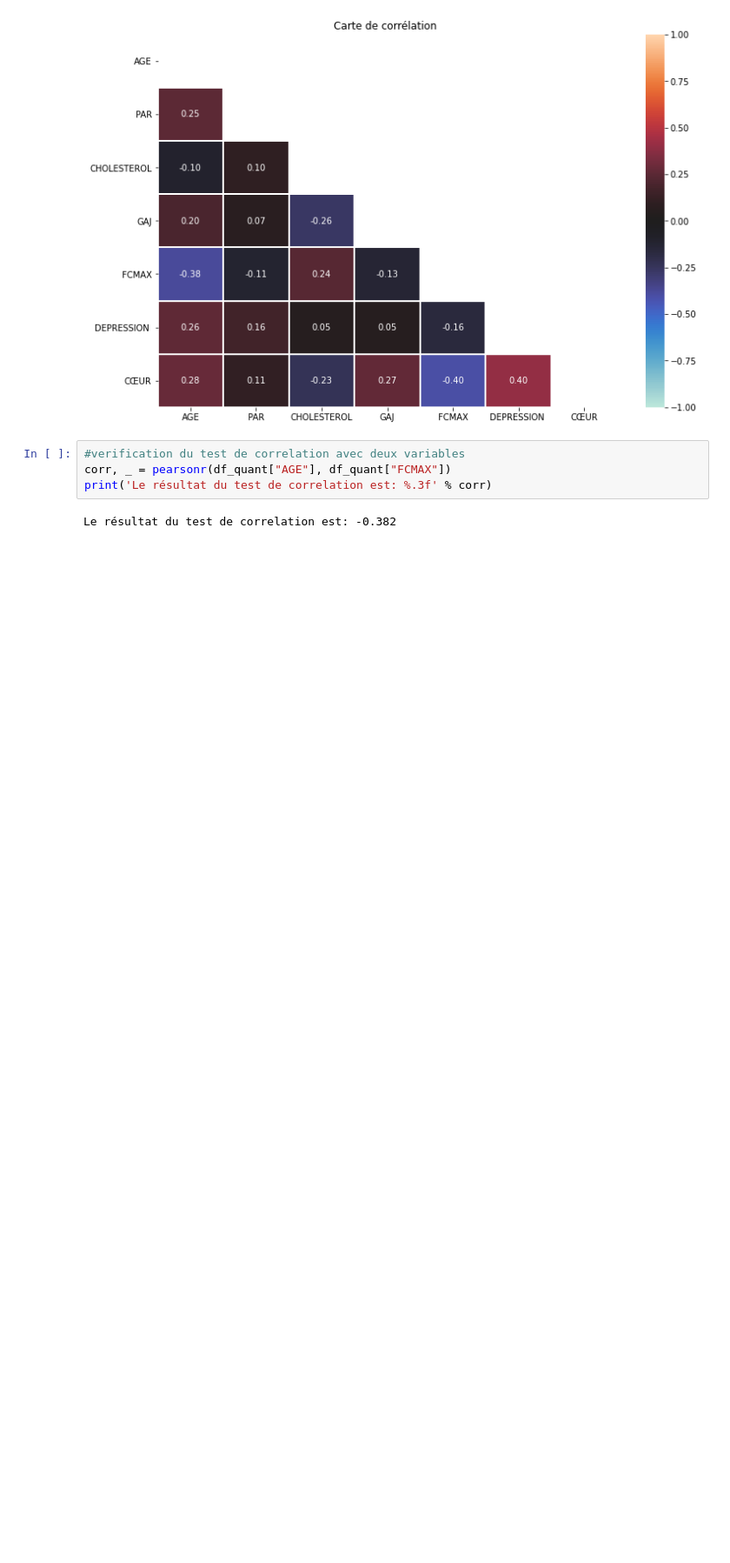
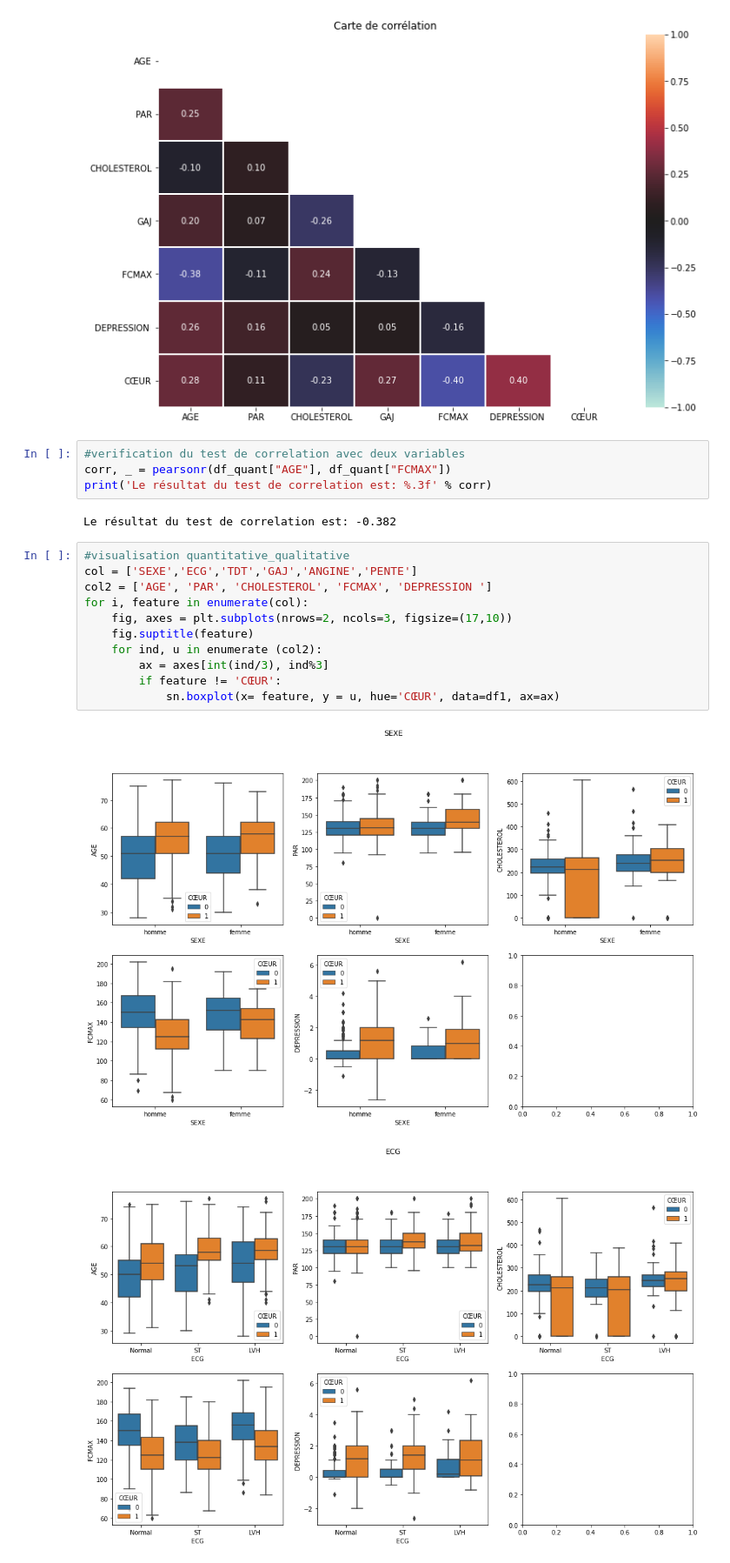
Before and after one commit to kmag-cell/heart_projet, a Jupyter notebook: cardiac_prediction.ipynb, the cells around one changed output. Shown at 87% size. Saved outputs shown, nothing was run; the diff lists cells and outputs as text; blank space fills up the shorter version.

```diff
--- a/cardiac_prediction.ipynb
+++ b/cardiac_prediction.ipynb
@@ -272,3 +325,17 @@ corr, _ = pearsonr(df_quant["AGE"], df_quant["FCMAX"])
 print('Le résultat du test de correlation est: %.3f' % corr)
 # %% [output]
 Le résultat du test de correlation est: -0.382
+# %%
+#visualisation quantitative_qualitative
+col = ['SEXE','ECG','TDT','GAJ','ANGINE','PENTE']
+col2 = ['AGE', 'PAR', 'CHOLESTEROL', 'FCMAX', 'DEPRESSION ']
+for i, feature in enumerate(col):
+    fig, axes = plt.subplots(nrows=2, ncols=3, figsize=(17,10))
+    fig.suptitle(feature)
+    for ind, u in enumerate (col2):
+        ax = axes[int(ind/3), ind%3]
+        if feature != 'CŒUR':
+            sn.boxplot(x= feature, y = u, hue='CŒUR', data=df1, ax=ax)
+# %% [output]
+[figure, added]
+[figure, added]
```
Also changed, not shown: parts of 14 cells of this notebook.
